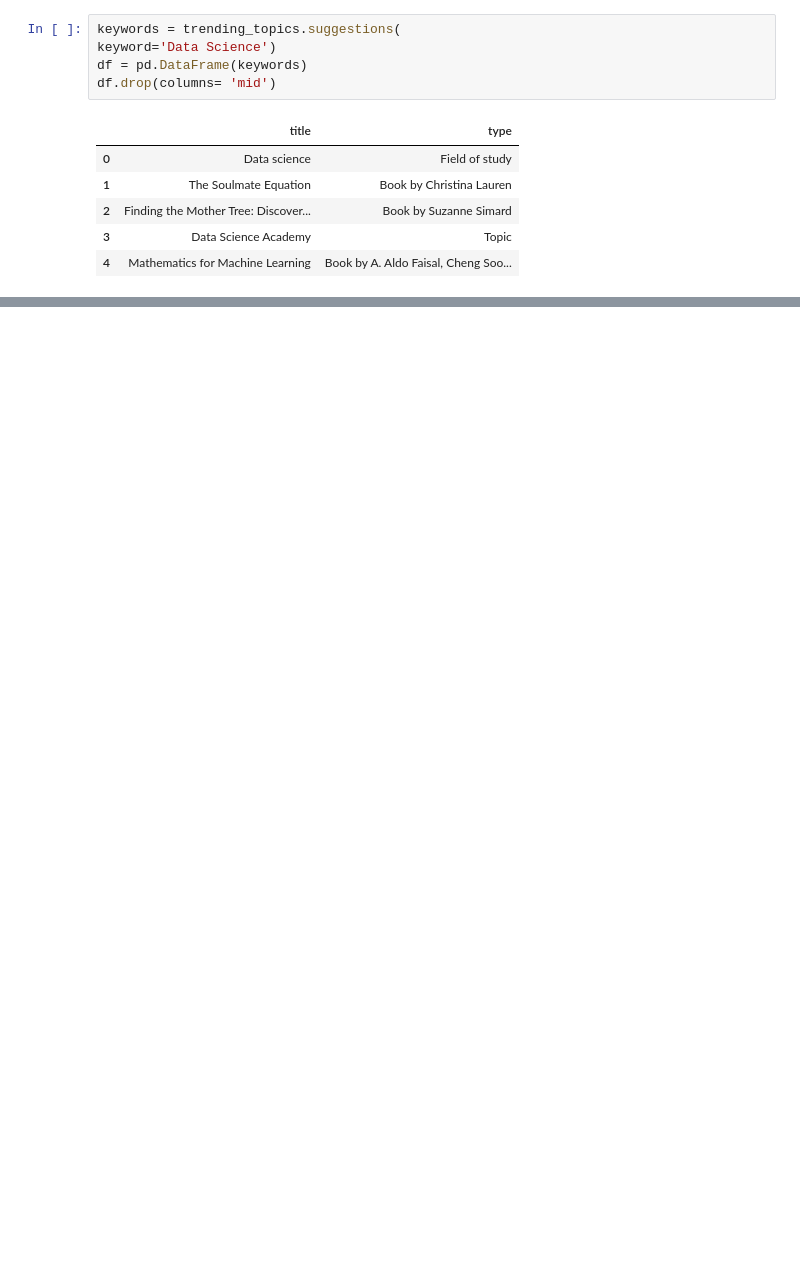
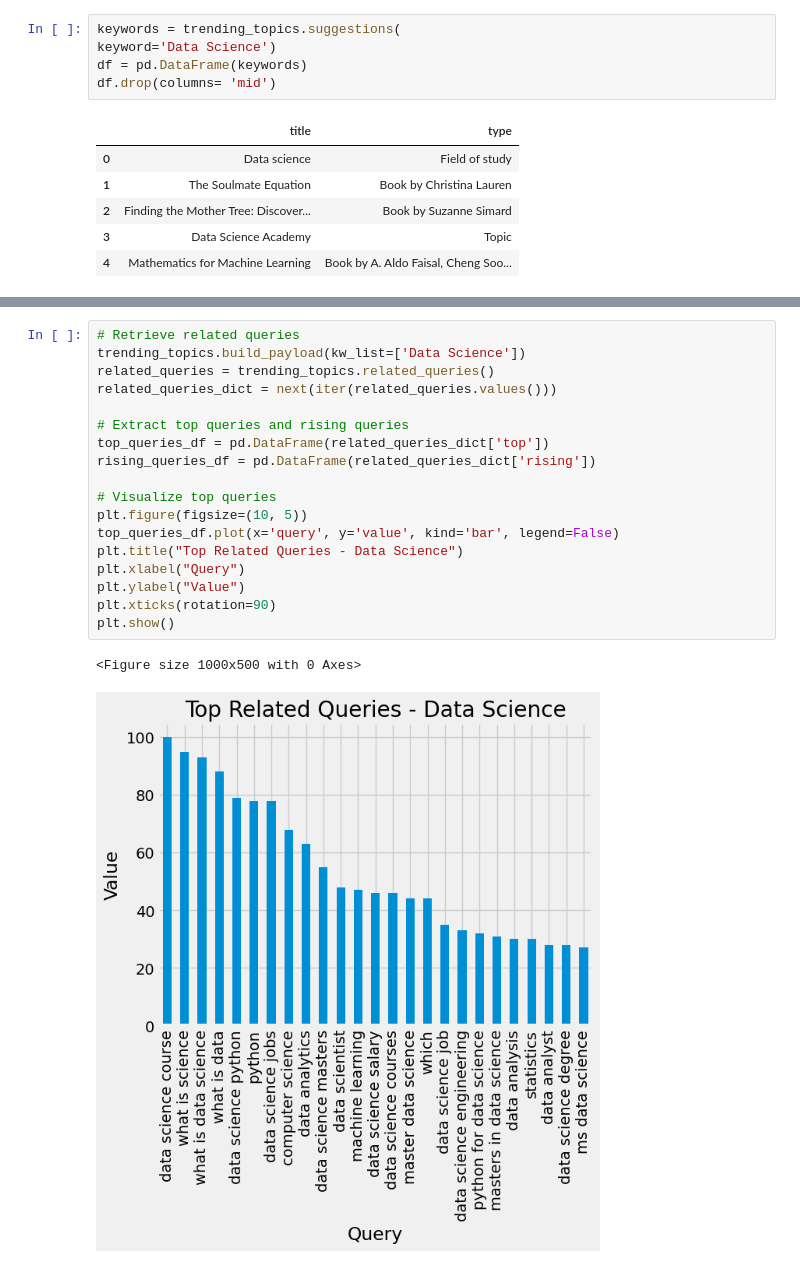
Before and after one commit to assr-droid/keyword-analysis-Python, a Jupyter notebook: gtrends_pytrends.ipynb, the cells around one changed output, grey strips where cells are left out. Cells and saved outputs as stored; diff of their text form; blank space fills up the shorter version.

```diff
--- a/gtrends_pytrends.ipynb
+++ b/gtrends_pytrends.ipynb
@@ -181,0 +170,21 @@ df.drop(columns= 'mid')
+# %%
+# Retrieve related queries
+trending_topics.build_payload(kw_list=['Data Science'])
+related_queries = trending_topics.related_queries()
+related_queries_dict = next(iter(related_queries.values()))
+
+# Extract top queries and rising queries
+top_queries_df = pd.DataFrame(related_queries_dict['top'])
+rising_queries_df = pd.DataFrame(related_queries_dict['rising'])
+
+# Visualize top queries
+plt.figure(figsize=(10, 5))
+top_queries_df.plot(x='query', y='value', kind='bar', legend=False)
+plt.title("Top Related Queries - Data Science")
+plt.xlabel("Query")
+plt.ylabel("Value")
+plt.xticks(rotation=90)
+plt.show()
+# %% [output]
+<Figure size 1000x500 with 0 Axes>
+[figure, added]
```
Also changed, not shown: parts of 7 cells of this notebook.
